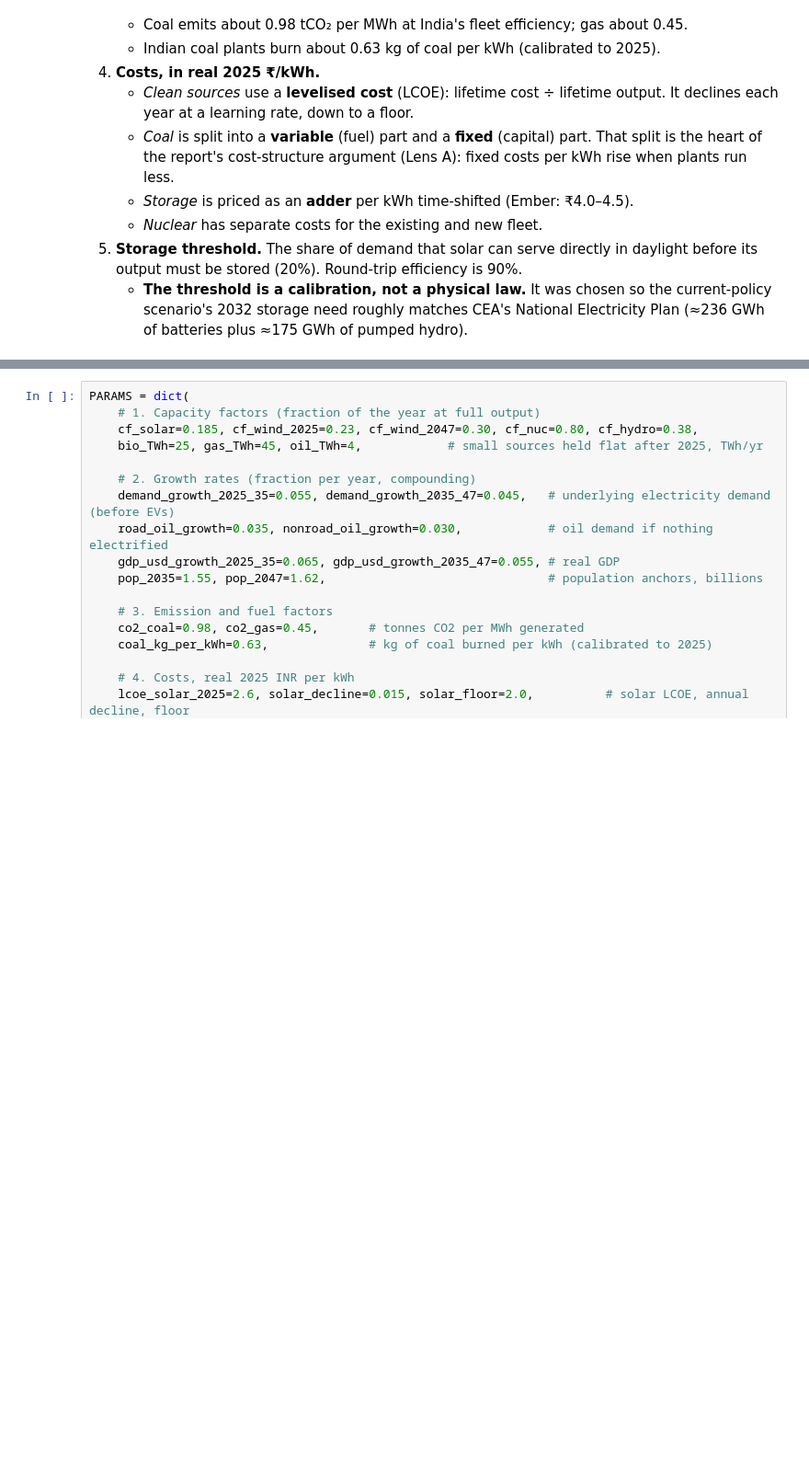
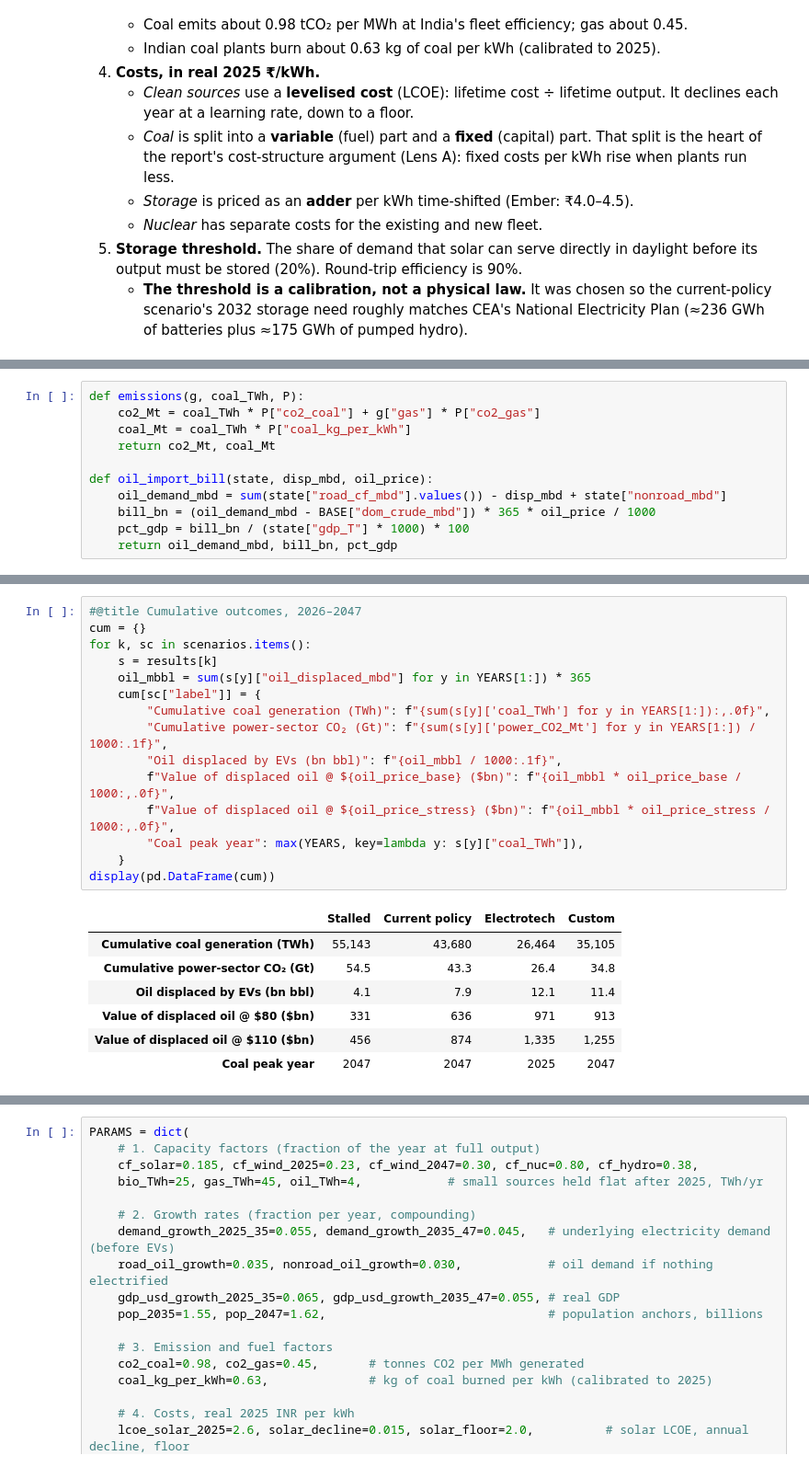
Before and after one commit to aditi19sahu/eRes, a Jupyter notebook: eRes.ipynb, the cells around one changed output, grey strips where cells are left out. Shown at 92% size. Drawn from its saved outputs; the diff is of its cells as text; blank space fills up the shorter version.

```diff
--- a/eRes.ipynb
+++ b/eRes.ipynb
@@ -49,0 +265,11 @@ Model parameters
+# %%
+def emissions(g, coal_TWh, P):
+    co2_Mt = coal_TWh * P["co2_coal"] + g["gas"] * P["co2_gas"]
+    coal_Mt = coal_TWh * P["coal_kg_per_kWh"]
+    return co2_Mt, coal_Mt
+
+def oil_import_bill(state, disp_mbd, oil_price):
+    oil_demand_mbd = sum(state["road_cf_mbd"].values()) - disp_mbd + state["nonroad_mbd"]
+    bill_bn = (oil_demand_mbd - BASE["dom_crude_mbd"]) * 365 * oil_price / 1000
+    pct_gdp = bill_bn / (state["gdp_T"] * 1000) * 100
+    return oil_demand_mbd, bill_bn, pct_gdp
@@ -49,0 +459,23 @@ Model parameters
+# %%
+#@title Cumulative outcomes, 2026–2047
+cum = {}
+for k, sc in scenarios.items():
+    s = results[k]
+    oil_mbbl = sum(s[y]["oil_displaced_mbd"] for y in YEARS[1:]) * 365
+    cum[sc["label"]] = {
+        "Cumulative coal generation (TWh)": f"{sum(s[y]['coal_TWh'] for y in YEARS[1:]):,.0f}",
+        "Cumulative power-sector CO₂ (Gt)": f"{sum(s[y]['power_CO2_Mt'] for y in YEARS[1:]) / 1000:.1f}",
+        "Oil displaced by EVs (bn bbl)": f"{oil_mbbl / 1000:.1f}",
+        f"Value of displaced oil @ ${oil_price_base} ($bn)": f"{oil_mbbl * oil_price_base / 1000:,.0f}",
+        f"Value of displaced oil @ ${oil_price_stress} ($bn)": f"{oil_mbbl * oil_price_stress / 1000:,.0f}",
+        "Coal peak year": max(YEARS, key=lambda y: s[y]["coal_TWh"]),
+    }
+display(pd.DataFrame(cum))
+# %% [output]
+|  | Stalled | Current policy | Electrotech | Custom |
+| Cumulative coal generation (TWh) | 55,143 | 43,680 | 26,464 | 35,105 |
+| Cumulative power-sector CO₂ (Gt) | 54.5 | 43.3 | 26.4 | 34.8 |
+| Oil displaced by EVs (bn bbl) | 4.1 | 7.9 | 12.1 | 11.4 |
+| Value of displaced oil @ $80 ($bn) | 331 | 636 | 971 | 913 |
+| Value of displaced oil @ $110 ($bn) | 456 | 874 | 1,335 | 1,255 |
+| Coal peak year | 2047 | 2047 | 2025 | 2047 |
```
Also changed, not shown: parts of 41 cells of this notebook.
